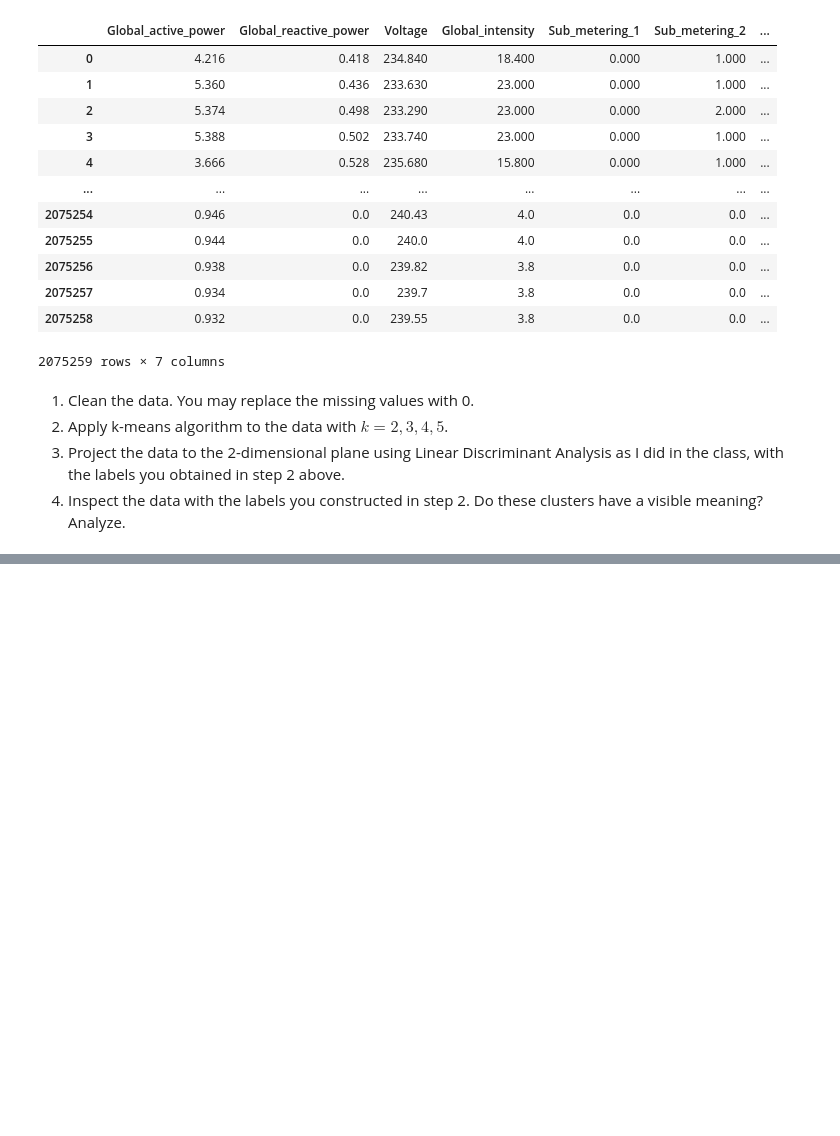
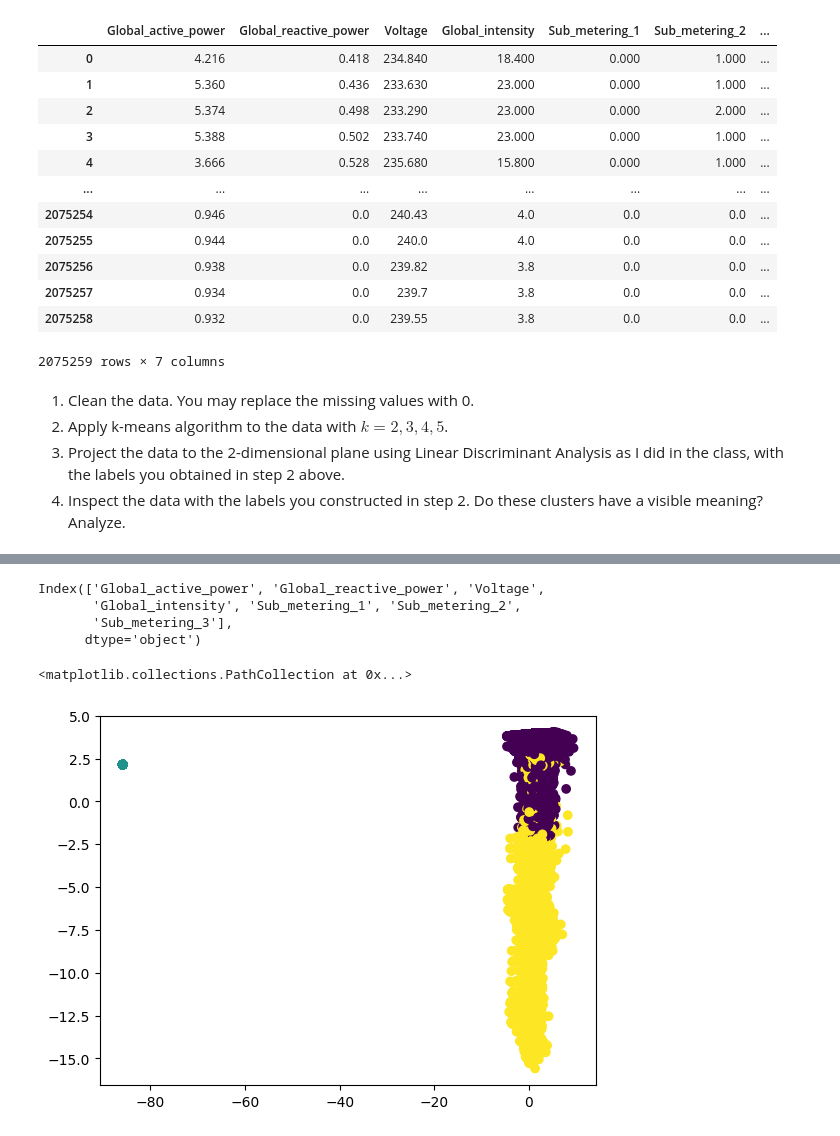
Before and after one commit to kaygun/2024-Spring-388E, a Jupyter notebook: HWs/HW1.ipynb, the cells around one changed output, grey strips where cells are left out. Cells and saved outputs as stored; diff of their text form; code cells hidden in the pictures; blank space fills up the shorter version.

```diff
--- a/HWs/HW1.ipynb
+++ b/HWs/HW1.ipynb
@@ -115,3 +152,7 @@ X
 2. Apply k-means algorithm to the data with $k=2,3,4,5$.
 3. Project the data to the 2-dimensional plane using Linear Discriminant Analysis as I did in the class, with the labels you obtained in step 2 above.
 4. Inspect the data with the labels you constructed in step 2. Do these clusters have a visible meaning? Analyze.
+# %%
+X.fillna(0,inplace=True)
+X.replace({'?': 0}, inplace=True)
+X
@@ -117,0 +173,18 @@ X
+# %%
+X.columns
+# %% [output]
+Index(['Global_active_power', 'Global_reactive_power', 'Voltage',
+       'Global_intensity', 'Sub_metering_1', 'Sub_metering_2',
+       'Sub_metering_3'],
+      dtype='object')
+# %%
+model = KMeans(n_clusters=3)
+labels = model.fit_predict(X)
+# %%
+projector = LDA(n_components=2)
+coords = projector.fit_transform(X,labels)
+# %%
+plt.scatter(coords[:,0],coords[:,1],c=labels)
+# %% [output]
+<matplotlib.collections.PathCollection at 0x...>
+[figure, added]
```
Also changed, not shown: parts of 9 cells of this notebook.
